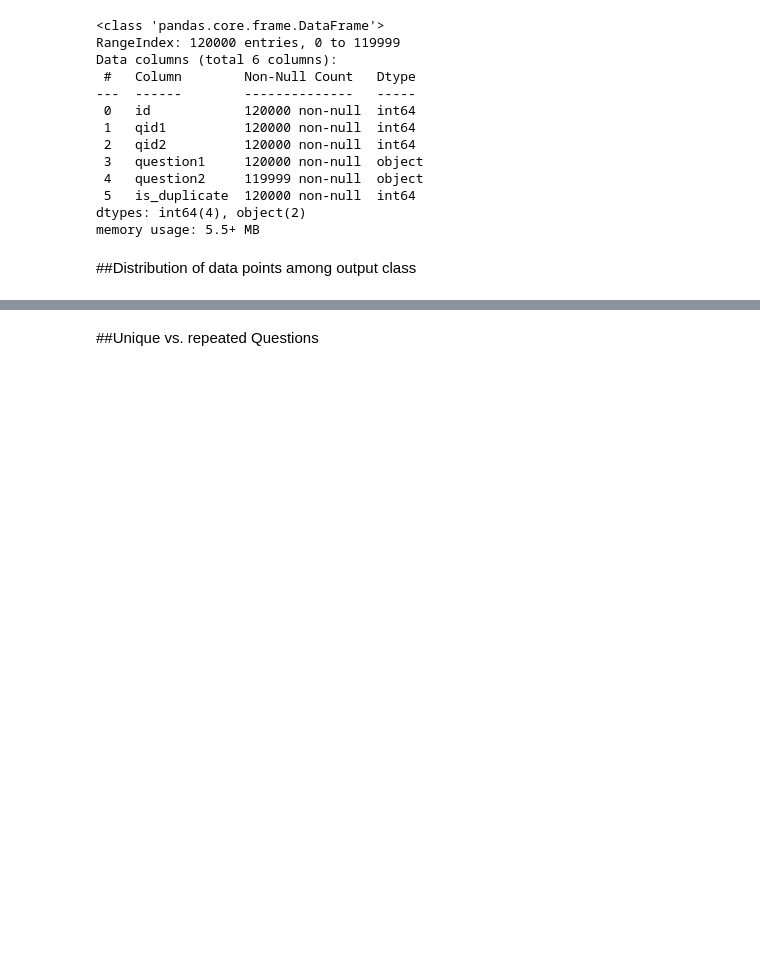
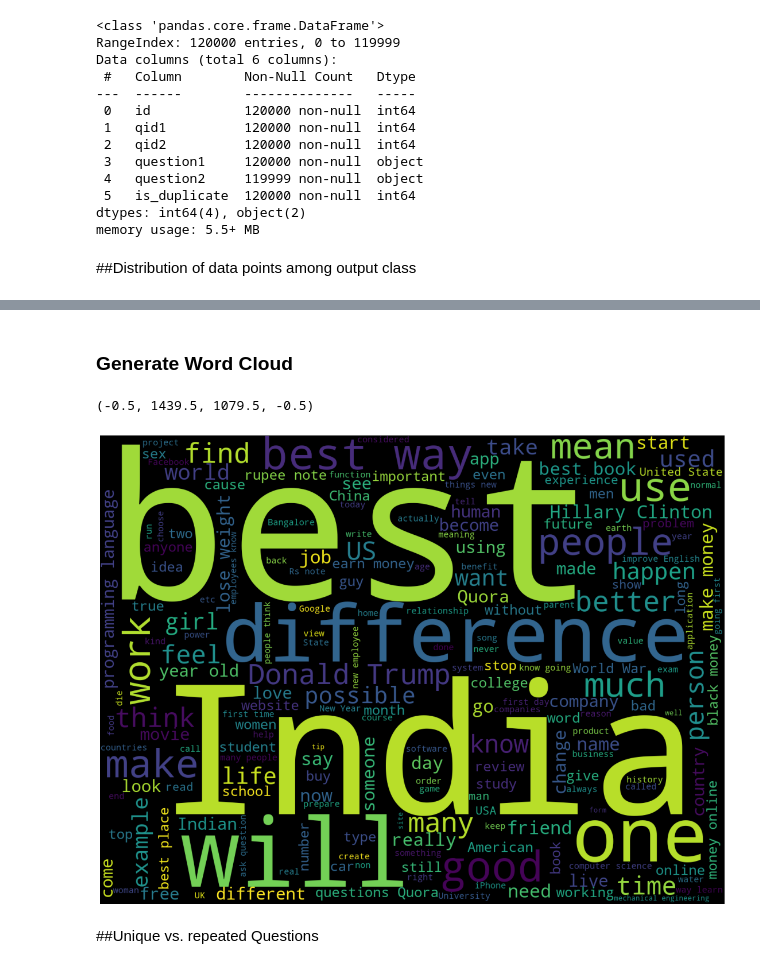
Before and after one commit to ywang1110/NLP, a Jupyter notebook: Quora_Question_Pairs_Similarity_Problem.ipynb, the cells around one changed output, grey strips where cells are left out. Cells and saved outputs as stored; diff of their text form; code cells hidden in the pictures; blank space fills up the shorter version.

```diff
--- a/Quora_Question_Pairs_Similarity_Problem.ipynb
+++ b/Quora_Question_Pairs_Similarity_Problem.ipynb
@@ -415,3 +526,17 @@ Percentage Question pairs that are not duplicate = 37.21%
+# %%
+train_qs = pd.Series(train_set["question1"].tolist()+train_set['question2'].tolist()).astype(str)
+test_qs = pd.Series(test_set["question1"].tolist()+test_set['question2'].tolist()).astype(str)
+# %% [markdown]
+### Generate Word Cloud
+# %%
+from wordcloud import WordCloud
+cloud = WordCloud(width=1440, height=1080).generate(" ".join(train_qs.astype(str)))
+plt.figure(figsize=(20,15))
+plt.imshow(cloud)
+plt.axis('off')
+# %% [output]
+(-0.5, 1439.5, 1079.5, -0.5)
+[figure, added]
 # %% [markdown]
 ##Unique vs. repeated Questions
 # %%
```
Also changed, not shown: parts of 183 cells of this notebook.
